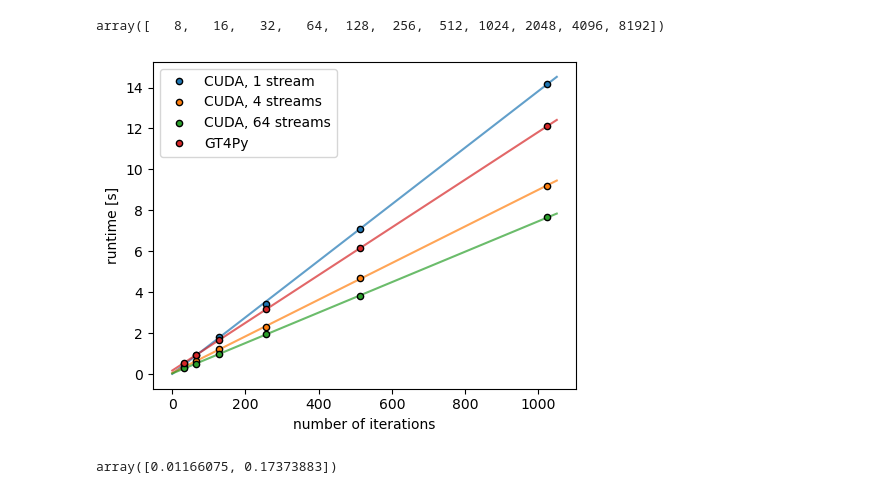
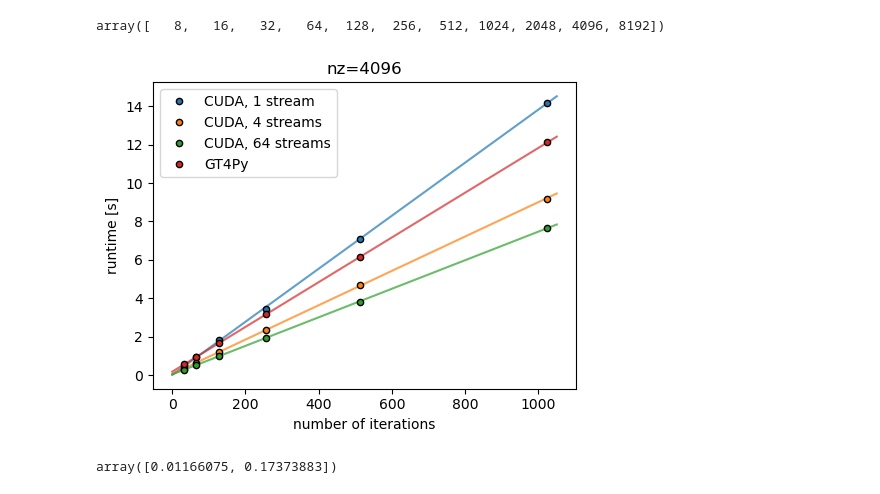
Before and after one commit to grafrap/HPC4WC-overlapping, a Jupyter notebook: measurements/stencil_cuda_vs_gt4py_plots.ipynb, the cells around one changed output. Drawn from its saved outputs; the diff is of its cells as text; code cells hidden in the pictures.

Commit message:
separate nz=4096 plot

```diff
--- a/measurements/stencil_cuda_vs_gt4py_plots.ipynb
+++ b/measurements/stencil_cuda_vs_gt4py_plots.ipynb
@@ -259,22 +261,22 @@ display(nz_gt)  # smaller than nz from df_nz
 # %% [output]
 array([   8,   16,   32,   64,  128,  256,  512, 1024, 2048, 4096, 8192])
 # %%
-
 nz_fix = 4096
 assert(nz_fix in nz_gt)
 
 plt.figure(figsize=(5,4))
 plotnfit_time_of_iter(df_nz[(df_nz["NUM_STREAMS"] == 1) & (df_nz['Nz'] == nz_fix)], "CUDA, 1 stream", "C0")
 plotnfit_time_of_iter(df_nz[(df_nz['NUM_STREAMS'] == 4) & (df_nz['Nz'] == nz_fix)], "CUDA, 4 streams", "C1")
 plotnfit_time_of_iter(df_nz[(df_nz['NUM_STREAMS'] == 64) & (df_nz['Nz'] == nz_fix)], "CUDA, 64 streams", "C2")
 plotnfit_time_of_iter(df_gt4py_gpu[df_gt4py_gpu['Nz'] == nz_fix], "GT4Py", "C3")
 plt.legend(loc='best')
 plt.xlabel("number of iterations")
 plt.ylabel("runtime [s]")
+plt.title(f"nz={nz_fix}")
 plt.tight_layout()
 plt.savefig(f"stencil_runtime_fit_nz={nz_fix}.pdf")
 # %% [output]
-[figure, old version]
+[figure, new version]
 # %%
 df_gt4096 = df_gt4py_gpu[df_gt4py_gpu['Nz'] == 4096]
 # df_gt4096 = df_gt4py_gpu[df_gt4py_gpu['Nz'] == 8192]
```
Also changed, not shown: parts of 2 cells of this notebook, 3 other files.
